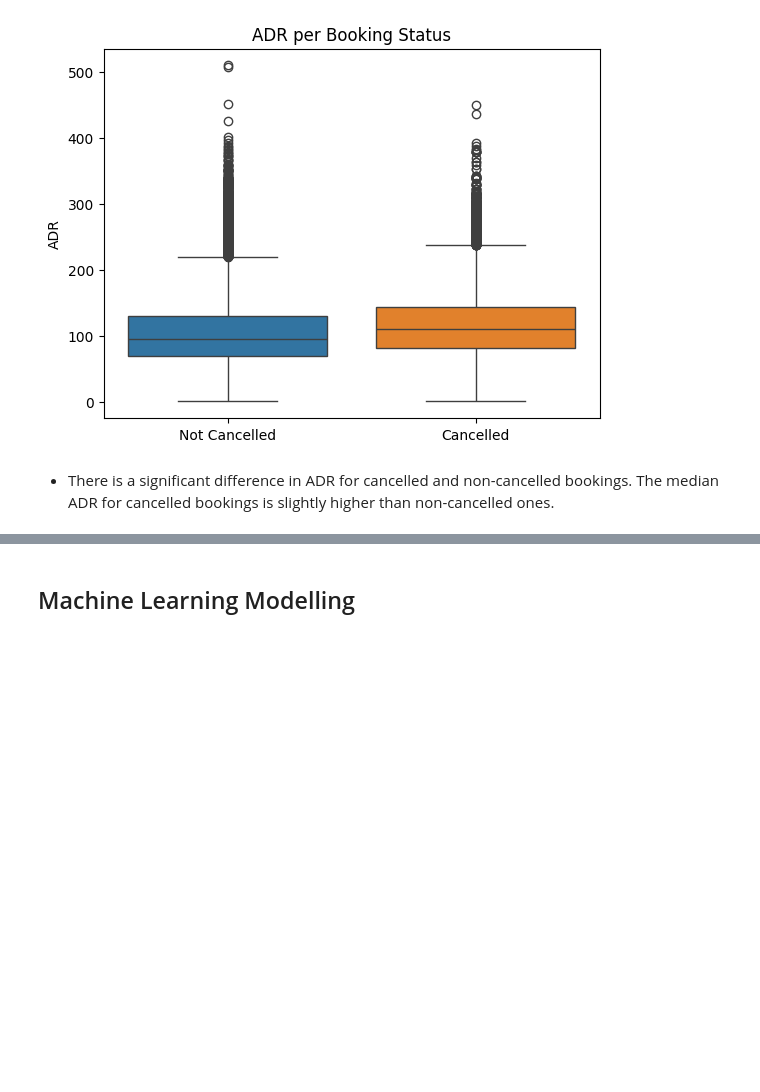
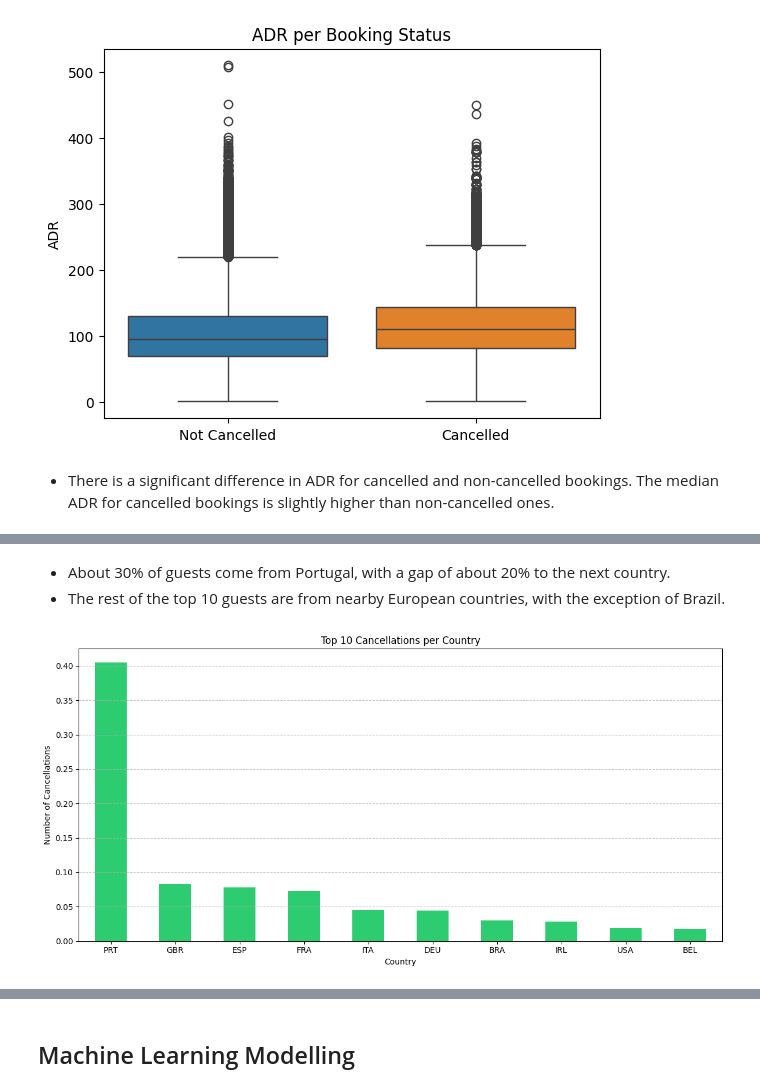
Before and after one commit to PurwadhikaDev/GammaGroup_DTI_02_FinalProject, a Jupyter notebook: Final_Project_Gamma_Team_Hotel_Booking_Demand_2_0.ipynb, the cells around one changed output, grey strips where cells are left out. Saved outputs shown, nothing was run; the diff lists cells and outputs as text; code cells hidden in the pictures; blank space fills up the shorter version.

```diff
--- a/Final_Project_Gamma_Team_Hotel_Booking_Demand_2_0.ipynb
+++ b/Final_Project_Gamma_Team_Hotel_Booking_Demand_2_0.ipynb
@@ -1176,0 +1191,15 @@ plt.show()
+# %% [markdown]
+- About 30% of guests come from Portugal, with a gap of about 20% to the next country.
+- The rest of the top 10 guests are from nearby European countries, with the exception of Brazil.
+# %%
+df_cancelled = df[df['is_canceled'] == 1]
+df_cancelled['country'].value_counts(normalize=True).head(10).plot(kind='bar', figsize=(12,6),color='#2ecc71')
+plt.title("Top 10 Cancellations per Country")
+plt.xlabel("Country")
+plt.ylabel("Number of Cancellations")
+plt.xticks(rotation=0)
+plt.grid(axis='y', linestyle='--', alpha=0.7)
+plt.tight_layout()
+plt.show()
+# %% [output]
+[figure, added]
```
Also changed, not shown: parts of 29 cells of this notebook.
